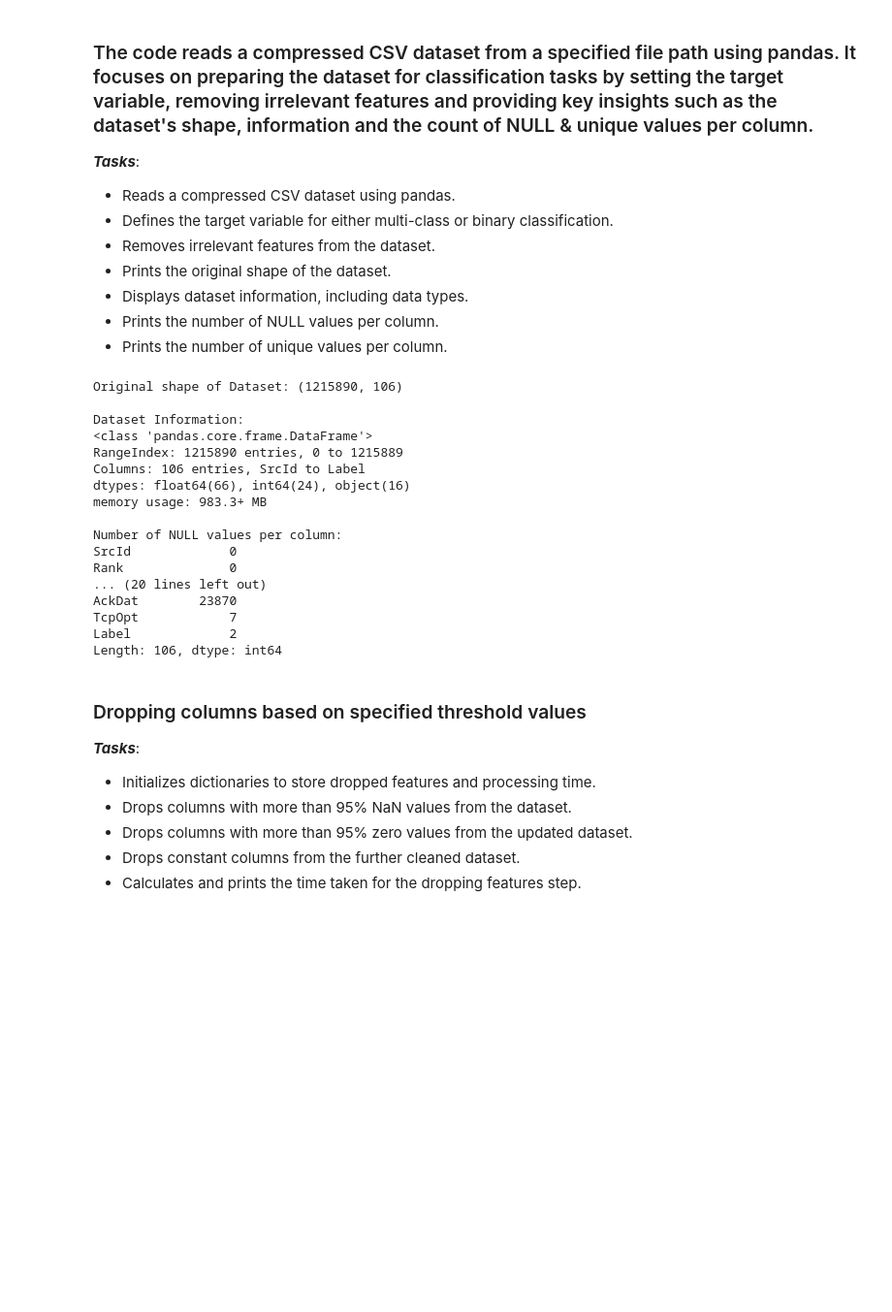
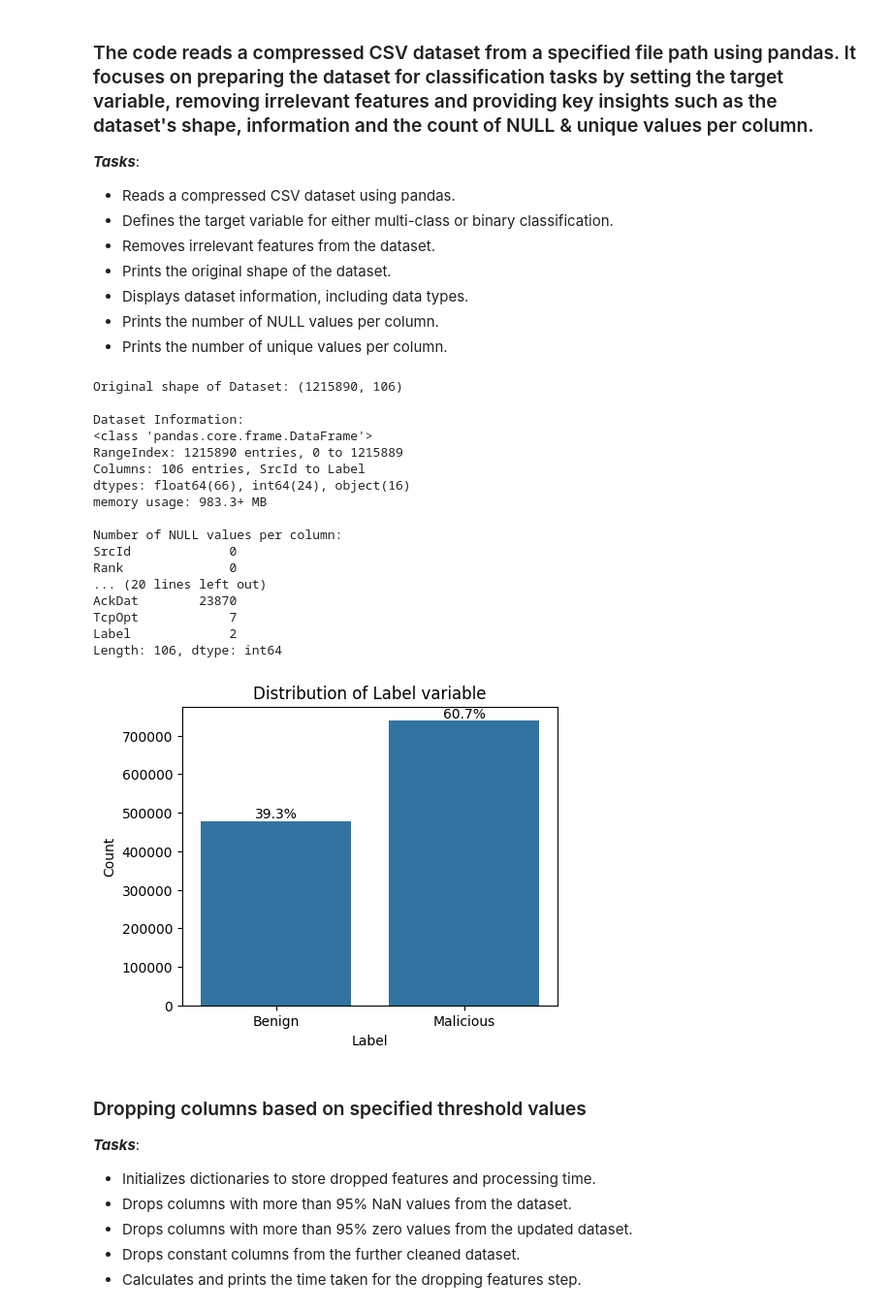
Before and after one commit to DmMeta/5G_Intrusion_detection, a Jupyter notebook: package_src/analysis_training/random_forest/RandomForest_PCA.ipynb, the cells around one changed output. Shown: that part at 97% size. Saved outputs shown, nothing was run; the diff lists cells and outputs as text; code cells hidden in the pictures; blank space fills up the shorter version.

```diff
--- a/package_src/analysis_training/random_forest/RandomForest_PCA.ipynb
+++ b/package_src/analysis_training/random_forest/RandomForest_PCA.ipynb
@@ -44,33 +42,48 @@ print(f"Original shape of Dataset: {nidd_dataset.shape}")
 
 print(f'\nDataset Information:')
 nidd_dataset.info()
 
 # print(f'\nDataset Description:')
 # print(nidd_dataset.describe())
 
 print(f'\nNumber of NULL values per column:')
 print(nidd_dataset.isnull().sum())
 
 print(f'\nNumber of unique values per column:')
 print(nidd_dataset.nunique())
+
+plt.figure(figsize=(5, 4))
+ax = sns.countplot(x=TARGET, data=nidd_dataset)
+total_count = len(nidd_dataset)
+for p in ax.patches:
+    percentage = '{:.1f}%'.format(100 * p.get_height() / total_count)
+    x = p.get_x() + p.get_width() / 2
+    y = p.get_height()
+    ax.annotate(percentage, (x, y), ha='center', va='bottom')
+
+plt.title(f'Distribution of {TARGET} variable')
+plt.xlabel(TARGET)
+plt.ylabel('Count')
+plt.show()
 # %% [output]
 Original shape of Dataset: (1215890, 106)
 
 Dataset Information:
 <class 'pandas.core.frame.DataFrame'>
 RangeIndex: 1215890 entries, 0 to 1215889
 Columns: 106 entries, SrcId to Label
 dtypes: float64(66), int64(24), object(16)
 memory usage: 983.3+ MB
 
 Number of NULL values per column:
 SrcId             0
 Rank              0
 ... (20 lines left out)
 AckDat        23870
 TcpOpt            7
 Label             2
 Length: 106, dtype: int64
+[figure, added]
 # %% [markdown]
 ### Dropping columns based on specified threshold values
 ***Tasks***:
```
Also changed, not shown: parts of 11 cells of this notebook, 2 other files.
